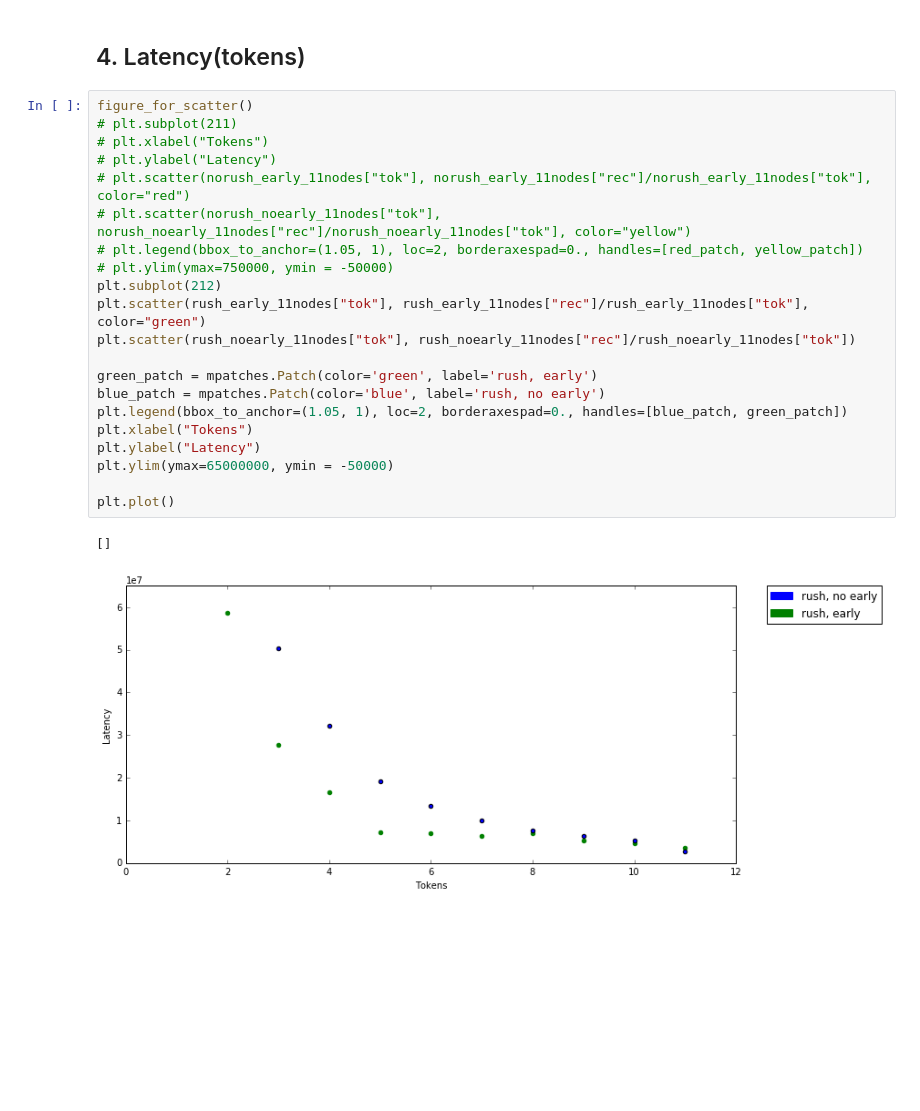
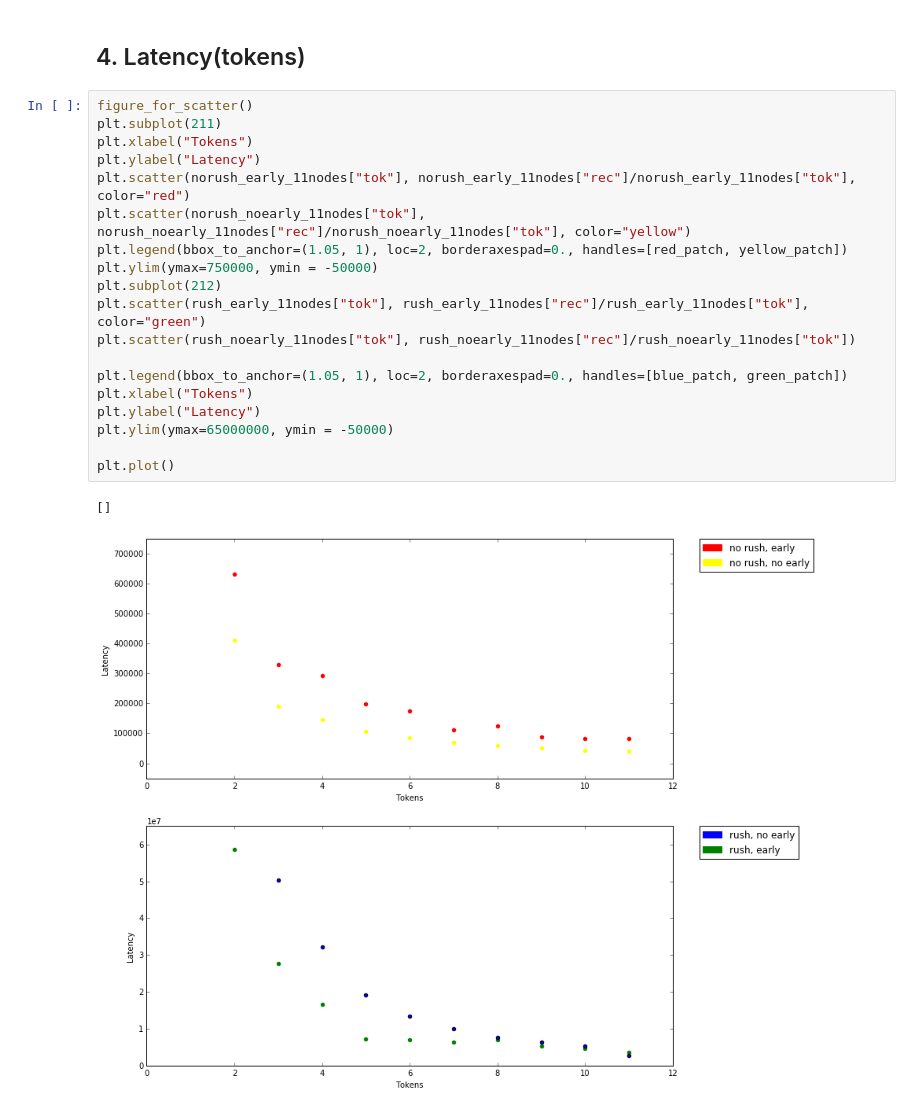
Before and after one commit to mrGlebao/TokenRing, a Jupyter notebook: research/MetaNotebookProcess.ipynb, the cells around one changed output. Drawn from its saved outputs; the diff is of its cells as text; blank space fills up the shorter version.

```diff
--- a/research/MetaNotebookProcess.ipynb
+++ b/research/MetaNotebookProcess.ipynb
@@ -274,28 +266,26 @@ plt.plot()
 ## 4. Latency(tokens)
 # %%
 figure_for_scatter()
-# plt.subplot(211)
-# plt.xlabel("Tokens")
-# plt.ylabel("Latency")
-# plt.scatter(norush_early_11nodes["tok"], norush_early_11nodes["rec"]/norush_early_11nodes["tok"], color="red")
-# plt.scatter(norush_noearly_11nodes["tok"], norush_noearly_11nodes["rec"]/norush_noearly_11nodes["tok"], color="yellow")
-# plt.legend(bbox_to_anchor=(1.05, 1), loc=2, borderaxespad=0., handles=[red_patch, yellow_patch])
-# plt.ylim(ymax=750000, ymin = -50000)
+plt.subplot(211)
+plt.xlabel("Tokens")
+plt.ylabel("Latency")
+plt.scatter(norush_early_11nodes["tok"], norush_early_11nodes["rec"]/norush_early_11nodes["tok"], color="red")
+plt.scatter(norush_noearly_11nodes["tok"], norush_noearly_11nodes["rec"]/norush_noearly_11nodes["tok"], color="yellow")
+plt.legend(bbox_to_anchor=(1.05, 1), loc=2, borderaxespad=0., handles=[red_patch, yellow_patch])
+plt.ylim(ymax=750000, ymin = -50000)
 plt.subplot(212)
 plt.scatter(rush_early_11nodes["tok"], rush_early_11nodes["rec"]/rush_early_11nodes["tok"], color="green")
 plt.scatter(rush_noearly_11nodes["tok"], rush_noearly_11nodes["rec"]/rush_noearly_11nodes["tok"])
 
-green_patch = mpatches.Patch(color='green', label='rush, early')
-blue_patch = mpatches.Patch(color='blue', label='rush, no early')
 plt.legend(bbox_to_anchor=(1.05, 1), loc=2, borderaxespad=0., handles=[blue_patch, green_patch])
 plt.xlabel("Tokens")
 plt.ylabel("Latency")
 plt.ylim(ymax=65000000, ymin = -50000)
 
 plt.plot()
 # %% [output]
 []
-[figure, old version]
+[figure, new version]
 # %%
 figure_for_scatter()
 plt.subplot(211)
```
Also changed, not shown: parts of 11 cells of this notebook, 1 other file.
